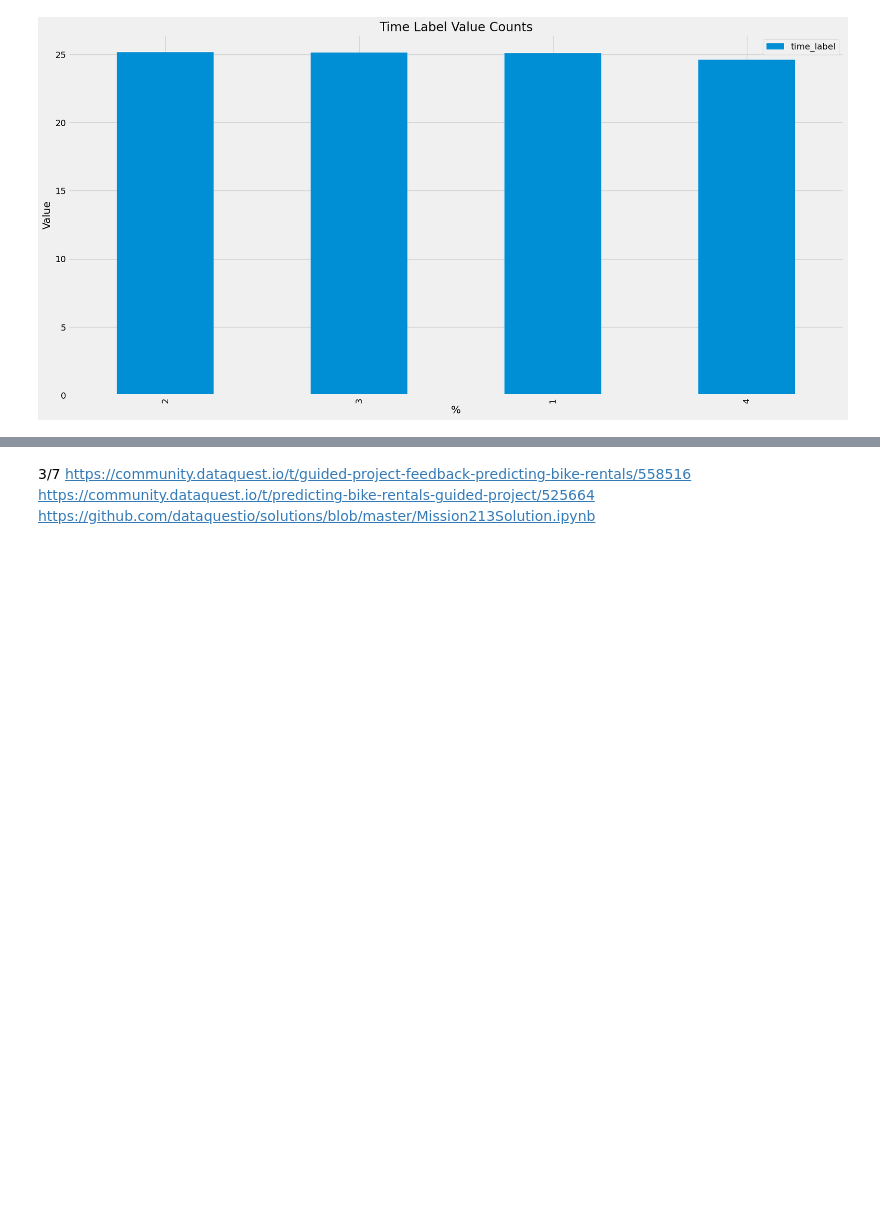
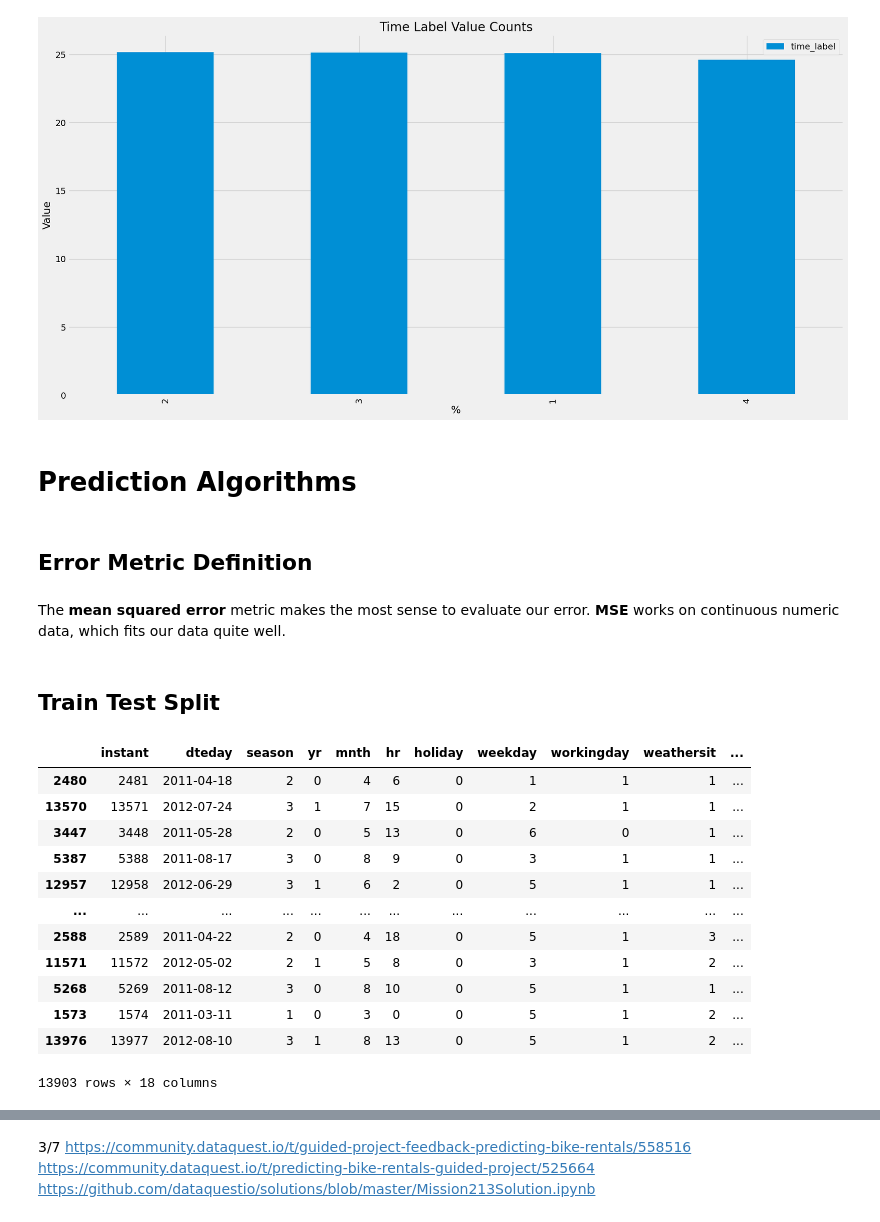
Before and after one commit to raduspaimoc/DataQuest-Projects, a Jupyter notebook: Regression Problems/Predicting Bike Rentals/Predicting Bike Rentals.ipynb, the cells around one changed output, grey strips where cells are left out. Cells and saved outputs as stored; diff of their text form; code cells hidden in the pictures; blank space fills up the shorter version.

```diff
--- a/Regression Problems/Predicting Bike Rentals/Predicting Bike Rentals.ipynb
+++ b/Regression Problems/Predicting Bike Rentals/Predicting Bike Rentals.ipynb
@@ -144,3 +148,29 @@ Name: time_label, dtype: int64
 value_counts_plot(bike_rentals, "time_label", "Time Label Value Counts")
 # %% [output]
 [figure]
+# %% [markdown]
+# Prediction Algorithms
+# %% [markdown]
+## Error Metric Definition
+# %% [markdown]
+The **mean squared error** metric makes the most sense to evaluate our error. **MSE** works on continuous numeric data, which fits our data quite well.
+# %% [markdown]
+## Train Test Split
+# %%
+train = bike_rentals.sample(frac=.8)
+# %%
+train
+# %% [output]
+|  | instant | dteday | season | yr | mnth | hr | holiday | weekday | workingday | weathersit | ... |
+| 2480 | 2481 | 2011-04-18 | 2 | 0 | 4 | 6 | 0 | 1 | 1 | 1 | ... |
+| 13570 | 13571 | 2012-07-24 | 3 | 1 | 7 | 15 | 0 | 2 | 1 | 1 | ... |
+| 3447 | 3448 | 2011-05-28 | 2 | 0 | 5 | 13 | 0 | 6 | 0 | 1 | ... |
+| 5387 | 5388 | 2011-08-17 | 3 | 0 | 8 | 9 | 0 | 3 | 1 | 1 | ... |
+| 12957 | 12958 | 2012-06-29 | 3 | 1 | 6 | 2 | 0 | 5 | 1 | 1 | ... |
+| ... | ... | ... | ... | ... | ... | ... | ... | ... | ... | ... | ... |
+| 2588 | 2589 | 2011-04-22 | 2 | 0 | 4 | 18 | 0 | 5 | 1 | 3 | ... |
+| 11571 | 11572 | 2012-05-02 | 2 | 1 | 5 | 8 | 0 | 3 | 1 | 2 | ... |
+| 5268 | 5269 | 2011-08-12 | 3 | 0 | 8 | 10 | 0 | 5 | 1 | 1 | ... |
+| 1573 | 1574 | 2011-03-11 | 1 | 0 | 3 | 0 | 0 | 5 | 1 | 2 | ... |
+| 13976 | 13977 | 2012-08-10 | 3 | 1 | 8 | 13 | 0 | 5 | 1 | 2 | ... |
+13903 rows × 18 columns
```
Also changed, not shown: parts of 31 cells of this notebook.
